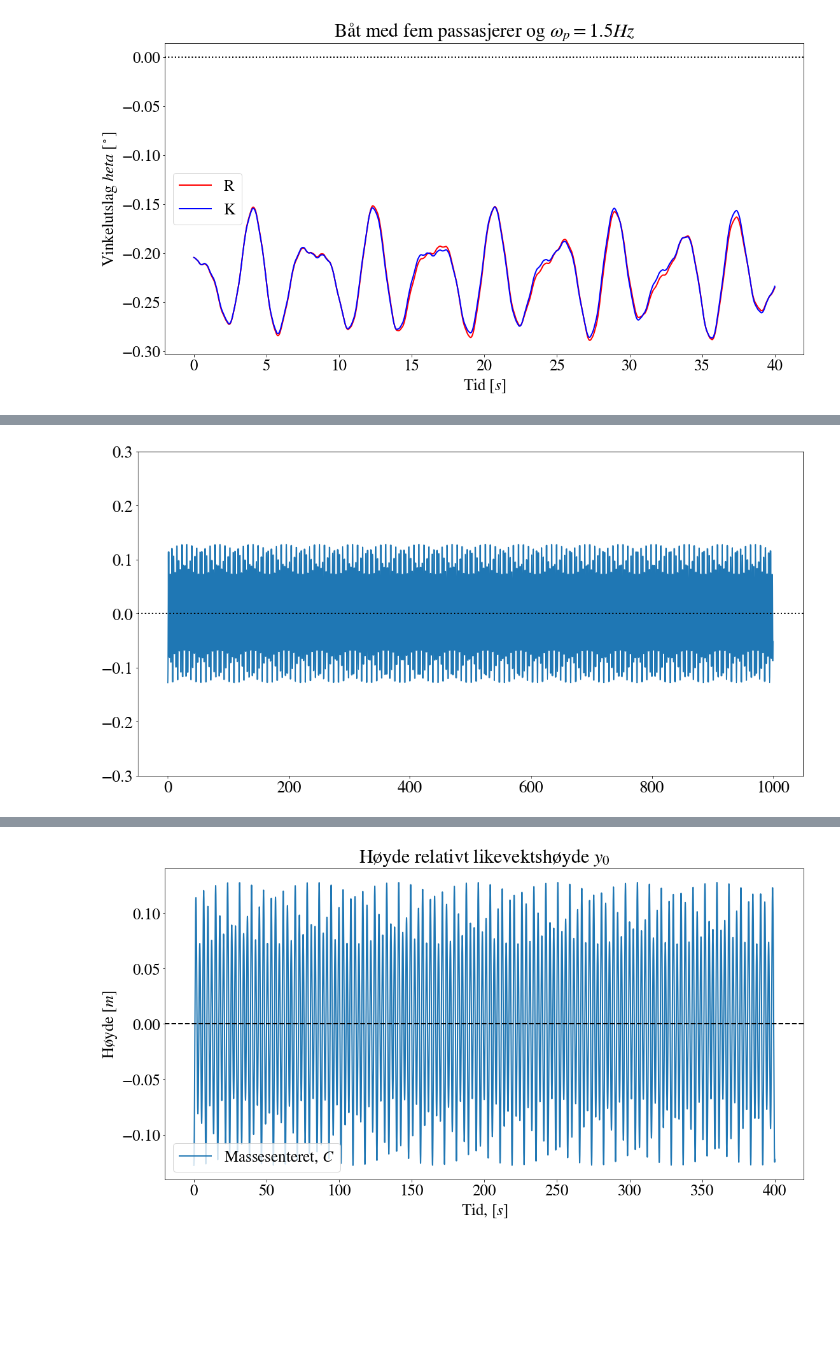
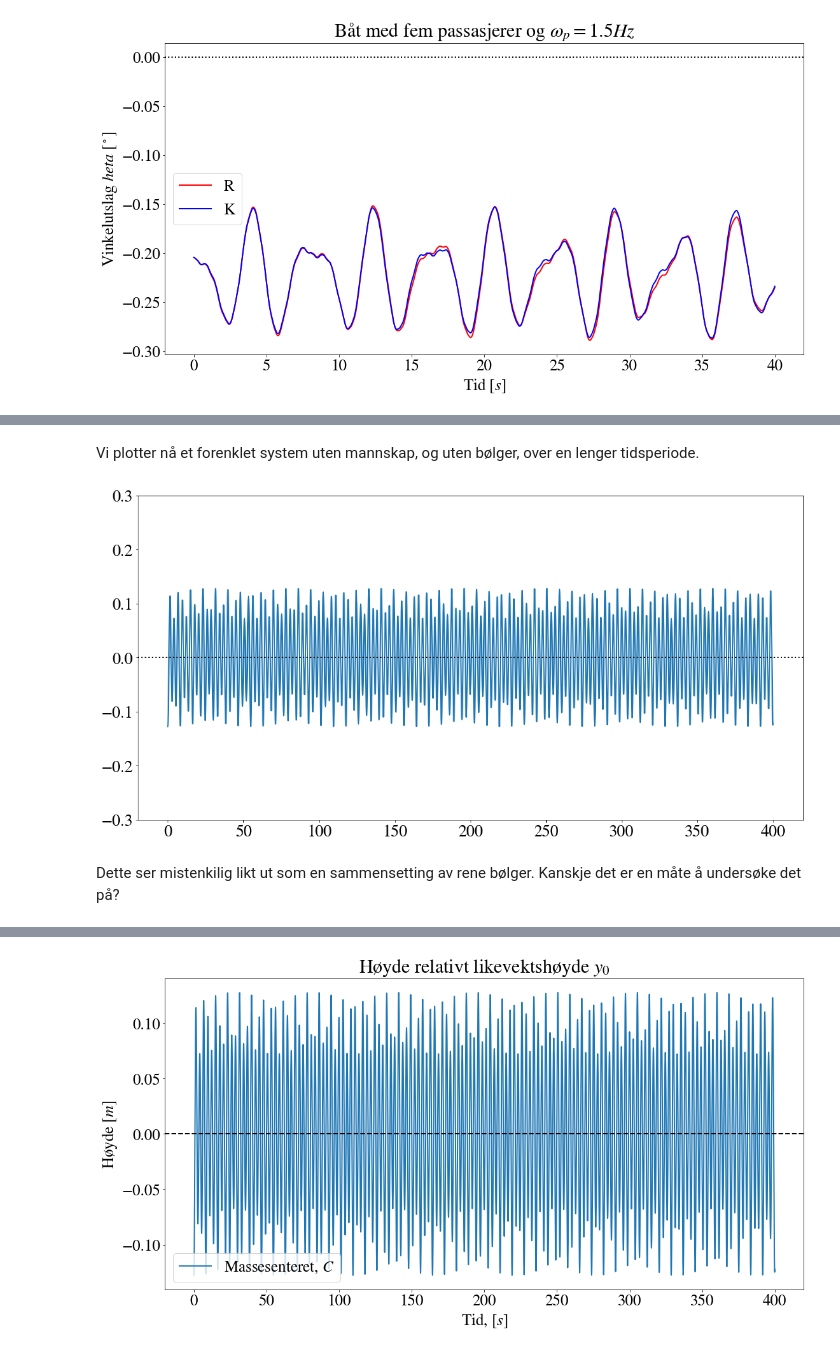
Before and after one commit to emiljonsrud/vitberr_prosjekt2_tekfys, a Jupyter notebook: Combine_our_and_emil.ipynb, the cells around one changed output, grey strips where cells are left out. Saved outputs shown, nothing was run; the diff lists cells and outputs as text; code cells hidden in the pictures; blank space fills up the shorter version.

```diff
--- a/Combine_our_and_emil.ipynb
+++ b/Combine_our_and_emil.ipynb
@@ -157,21 +270,0 @@ def calculate_I_c(m_load = 0, s_L = 0, m_p = 0):
-# %%
-##Define the global variables for the equilibrium, as requested in 1b)
-y_M_0 = lambda beta: R*np.cos(beta/2)
-y_C_0 = lambda beta: y_M_0(beta) - 4*R/(3*np.pi)
-y_B_0 = lambda beta: y_M_0(beta) - 4*R*(np.sin(beta/2))**3 /(3*(beta-np.sin(beta)))
-y_D_0 = lambda beta: y_M_0(beta) - R
-
-# Values as functions of delta y_C and theta.
-y_M = lambda beta, theta, delta_y_C : y_M_0(beta) + ((4*R)/(3*np.pi))*(np.cos(theta)-1) + delta_y_C
-y_C = lambda beta,delta_y_c : y_C_0(beta) + delta_y_c
-y_D = lambda beta, theta, delta_y_c : y_D_0(beta) + ((4*R)/(3*np.pi))*(np.cos(theta)-1) + delta_y_c
-y_B = lambda beta: y_B_0(beta)
-
-# Note: beta is a global variable
-gamma = lambda beta, theta, delta_y_c : 2*np.arccos(np.cos(beta/2)-(4/(3*np.pi))*(1-np.cos(theta))+delta_y_c/R)
-
-water_area = lambda gamma_number: 0.5*(R**2)*(gamma_number - np.sin(gamma_number))
-
-F_G = lambda m : m*g
-F_B = lambda A : A*sigma_0*g
-friction = lambda k_f, omega, gamma_number : -k_f * R * gamma_number*omega
@@ -1124,0 +1510,18 @@ plot_func(t_vals[0], [anal_theta, theta_vals[1]], ["Analytisk", "Numerisk"], f"D
+# %%
+w_start_vals = [0, np.radians(2), 0, 0, 0, 0, 0, 0]
+
+F_0 = F_0 = 0.625*m_boat*g
+k_f = 100
+t_end = 240
+h_step = 0.01
+
+omega_0 = np.sqrt((m_boat*g*h)/calculate_I_c(0, 0))
+omega_w = 0.7*omega_0
+
+m_boat = A_s*sigma
+m_L = 0
+
+t_num, w_num = universal_func(w_start_vals, t_end, h_step, F_0, k_f, omega_w, m_boat, m_L)
+
+theta_num = w_num[0]
+plot_func(t_num, [theta_num], [f"$h = 0.01$"], "Vinkelutslag som funksjon av tid", '$t$ [s]', r'$\theta$ [rad]')
@@ -1311,5 +1774,7 @@ jumping_people()
 # %%
 y_equalibrium = lambda y_arr: (np.max(y_arr) - np.min(y_arr))/2 + np.min(y_arr)
+# %% [markdown]
+Vi plotter nå et forenklet system uten mannskap, og uten bølger, over en lenger tidsperiode.
 # %%
 def generate_sim_data():
     w_start_vals = [
@@ -1326,7 +1791,7 @@ def generate_sim_data():
     m_boat = A_s*sigma
     F_0 = 0   # Force of wave
     k_f = 0         # Friction coefficient
-    t_end = 1000      # End time
+    t_end = 400      # End time
 
     h_step = 0.05   # Time step
 
@@ -1347,31 +1812,33 @@ def generate_sim_data():
     t, w = universal_func(w_start_vals, t_end, h_step, F_0, k_f, omega_w, m_boat, m_L, fences_bool_input=True, crowd=party_people)
     y_pos = w[3] - y_equalibrium(w[3])
 
 
     plt.plot(
         t,
         y_pos,
         # 'o'
     )
     plt.ylim(-0.3,0.3)
 
     plt.axhline(0, color="black", linestyle="dotted")
     plt.show()
 
 
     boat_info = [
         m_boat,
         m_L
     ]
 
     fname = 'theta_20'
     np.savez(
         'fourier_data/'+fname,
         t=t,
         y_pos = y_pos,
         w = w,
         boat_info = boat_info
     )
 generate_sim_data()
 # %% [output]
-[figure, old version]
+[figure, new version]
+# %% [markdown]
+Dette ser mistenkilig likt ut som en sammensetting av rene bølger. Kanskje det er en måte å undersøke det på?
```
Also changed, not shown: parts of 76 cells of this notebook, 3 other files.
